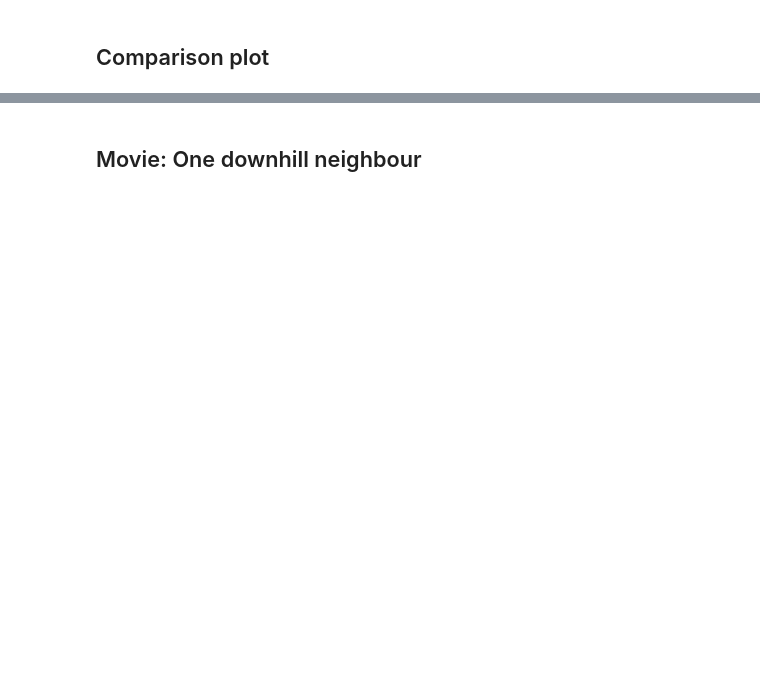
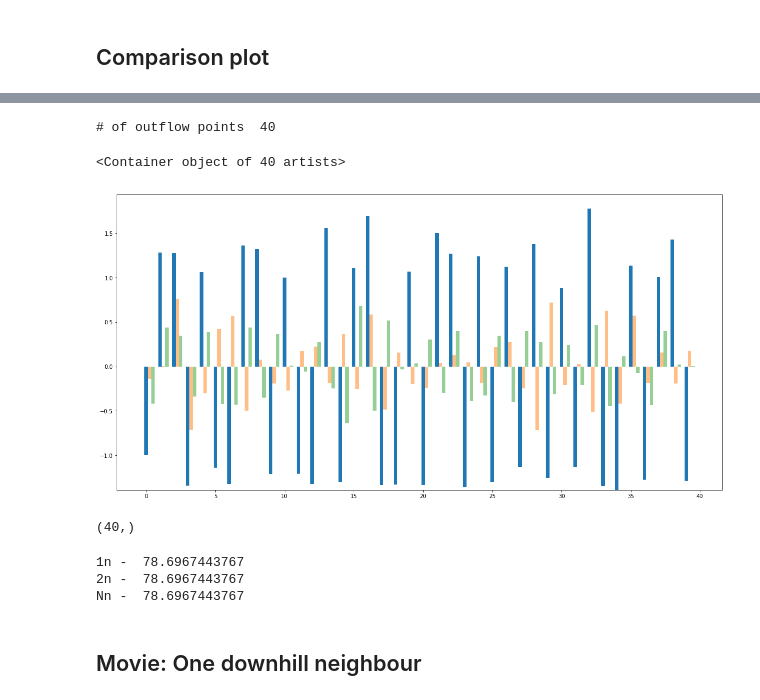
Before and after one commit to underworldcode/quagmire, a Jupyter notebook: Notebooks/cumulative flow.ipynb, the cells around one changed output, grey strips where cells are left out. Cells and saved outputs as stored; diff of their text form; code cells hidden in the pictures; blank space fills up the shorter version.

```diff
--- a/Notebooks/cumulative flow.ipynb
+++ b/Notebooks/cumulative flow.ipynb
@@ -145,3 +129,41 @@ Max Area 1,2,N:  2.00211337258 1.86235922325 1.37440322929
+# %%
+outflow_points = mesh.identify_outflow_points()
+
+print "# of outflow points ", len(outflow_points)
+
+bar_width=0.25
+
+uniform_value = (np.pi*5.0**2)/40.0
+
+fig, (ax1) = plt.subplots(1,1, figsize=(20,10))
+
+ax1.bar( left=range(0,len(outflow_points)),
+        height=upstream_area_1n[outflow_points]-uniform_value, width=bar_width)
+
+ax1.bar( left=np.arange(0,len(outflow_points))+bar_width,
+         height=upstream_area_2n[outflow_points]-uniform_value, width=bar_width, alpha=0.5)
+
+ax1.bar( left=np.arange(0,len(outflow_points))+2.0*bar_width,
+         height=upstream_area_3n[outflow_points]-uniform_value, width=bar_width, alpha=0.5)
+# %% [output]
+# of outflow points  40
+<Container object of 40 artists>
+[figure, added]
+# %%
+indx = range(0, mesh.npoints)
+a = (mesh.down_neighbour2 == indx).nonzero()[0]
+
+a.shape
+# %% [output]
+(40,)
+# %%
+print "1n - ", upstream_area_1n[outflow_points].sum()
+print "2n - ", upstream_area_2n[outflow_points].sum()
+print "Nn - ", upstream_area_3n[outflow_points].sum()
+# %% [output]
+1n -  78.6967443767
+2n -  78.6967443767
+Nn -  78.6967443767
 # %% [markdown]
 ## Movie: One downhill neighbour
 # %%
```
Also changed, not shown: parts of 26 cells of this notebook, 5 other files.
